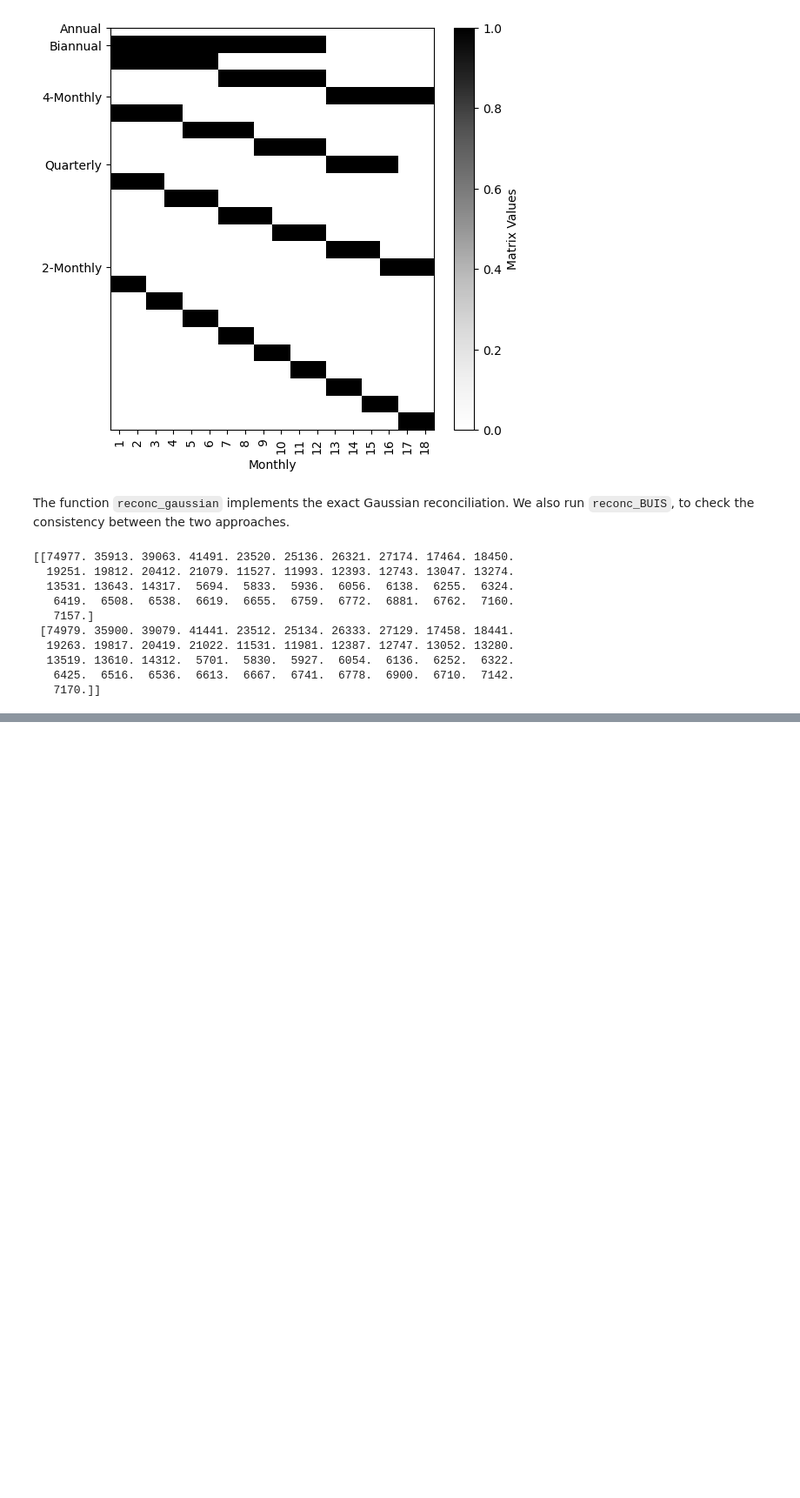
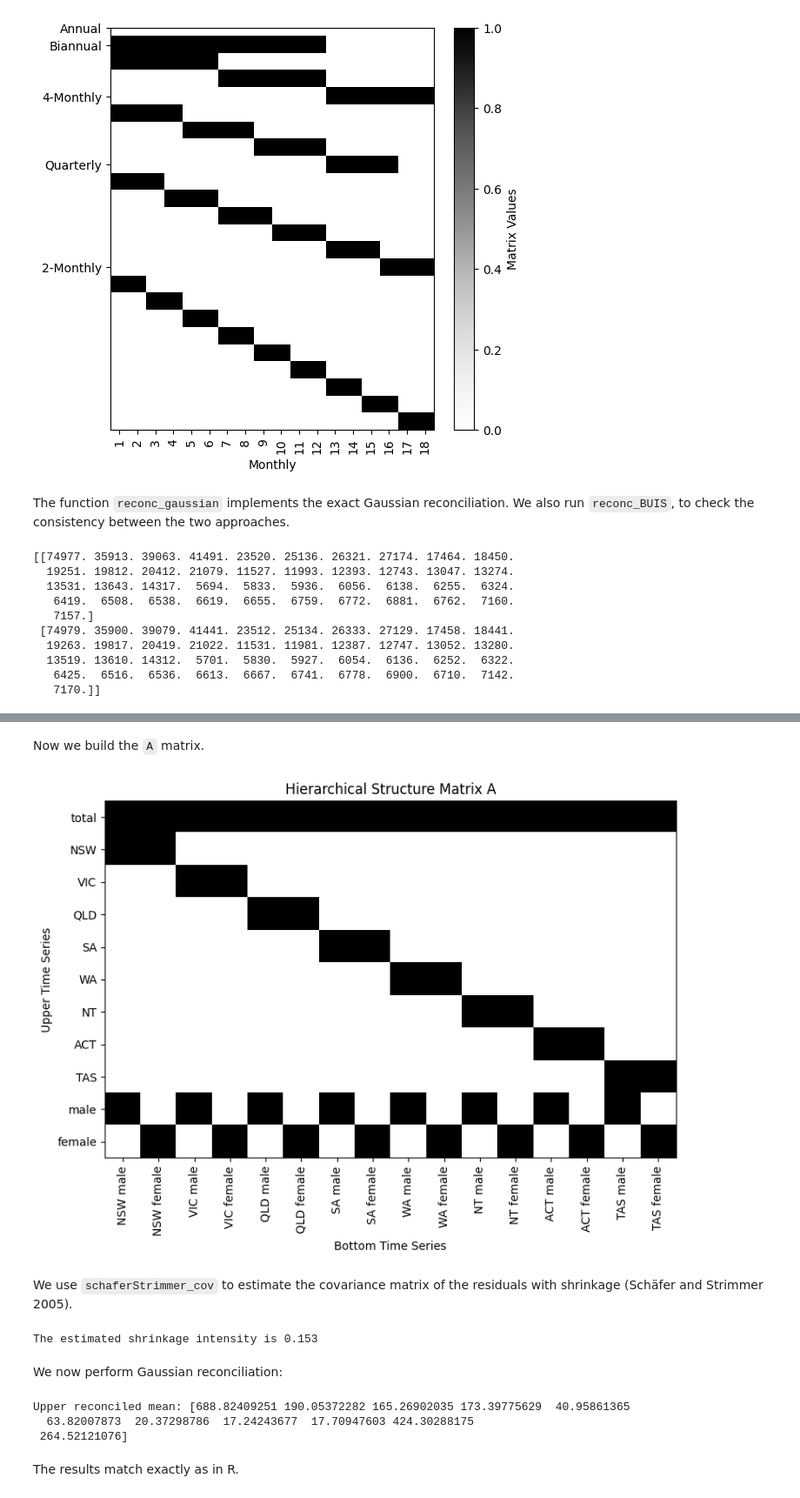
Before and after one commit to supsi-dacd-isaac/BayesReconPy, a Jupyter notebook: notebooks/Probabilistic Reconciliation via Conditioning with bayesRecon.ipynb, the cells around one changed output, grey strips where cells are left out. Shown: that part at 87% size. Drawn from its saved outputs; the diff is of its cells as text; code cells hidden in the pictures; blank space fills up the shorter version.

```diff
--- a/notebooks/Probabilistic Reconciliation via Conditioning with bayesRecon.ipynb
+++ b/notebooks/Probabilistic Reconciliation via Conditioning with bayesRecon.ipynb
@@ -292,0 +358,78 @@ We now compare base forecasts and reconciled forecasts:
+# %%
+infantMortality = pd.read_pickle('../data/infantMortality.pkl')
+
+fc = pd.read_pickle('../data/fc_infantMortality.pkl')
+residuals = pd.read_pickle('../data/residuals_infantMortality.pkl')
+# %% [markdown]
+Now we build the `A` matrix.
+# %%
+A = np.array([
+    [1,1,1,1,1,1,1,1,1,1,1,1,1,1,1,1],
+    [1,1,0,0,0,0,0,0,0,0,0,0,0,0,0,0],
+    [0,0,1,1,0,0,0,0,0,0,0,0,0,0,0,0],
+    [0,0,0,0,1,1,0,0,0,0,0,0,0,0,0,0],
+    [0,0,0,0,0,0,1,1,0,0,0,0,0,0,0,0],
+    [0,0,0,0,0,0,0,0,1,1,0,0,0,0,0,0],
+    [0,0,0,0,0,0,0,0,0,0,1,1,0,0,0,0],
+    [0,0,0,0,0,0,0,0,0,0,0,0,1,1,0,0],
+    [0,0,0,0,0,0,0,0,0,0,0,0,0,0,1,1],
+    [1,0,1,0,1,0,1,0,1,0,1,0,1,0,1,0],
+    [0,1,0,1,0,1,0,1,0,1,0,1,0,1,0,1]
+])
+
+# Plotting the matrix A
+plt.figure(figsize=(8, 6))
+plt.imshow(A, cmap="Greys", aspect="auto")  # Removed np.flipud to avoid inversion
+
+# Setting axis labels
+bottom_labels = list(infantMortality.keys())[11:27]  # Adjust as necessary for actual labels
+upper_labels = list(infantMortality.keys())[:11]     # Adjust as necessary for actual labels
+
+# Customize ticks
+plt.xticks(ticks=np.arange(A.shape[1]), labels=bottom_labels, rotation=90)
+plt.yticks(ticks=np.arange(A.shape[0]), labels=upper_labels)  # No reversal for y-axis
+
+# Display the plot
+plt.xlabel("Bottom Time Series")
+plt.ylabel("Upper Time Series")
+plt.title("Hierarchical Structure Matrix A")
+plt.tight_layout()
+plt.show()
+# %% [output]
+[figure, added]
+# %% [markdown]
+We use `schaferStrimmer_cov` to estimate the covariance matrix of the residuals with shrinkage (Schäfer and Strimmer 2005).
+# %%
+from bayesreconpy.shrink_cov import schafer_strimmer_cov  # Replace with the actual import path if different
+
+# Means
+mu = np.array([fcast[0] for fcast in fc.values()])  # Extracting the means from each forecast entry
+
+# Shrinkage covariance
+shrink_res = schafer_strimmer_cov(residuals)  # Apply shrinkage covariance estimation
+lambda_star = shrink_res['lambda_star']
+Sigma = shrink_res['shrink_cov']
+
+print(f"The estimated shrinkage intensity is {round(lambda_star, 3)}")
+# %% [output]
+The estimated shrinkage intensity is 0.153
+# %% [markdown]
+We now perform Gaussian reconciliation:
+# %%
+recon_gauss = reconc_gaussian(A=A, base_forecasts_mu=mu, base_forecasts_Sigma=Sigma)
+
+# Extract reconciled means and covariances
+bottom_mu_reconc = recon_gauss['bottom_reconciled_mean']
+bottom_Sigma_reconc = recon_gauss['bottom_reconciled_covariance']
+
+# Calculate the reconciled mu and Sigma for the upper variable
+upper_mu_reconc = A @ bottom_mu_reconc  # Matrix multiplication
+upper_Sigma_reconc = A @ bottom_Sigma_reconc @ A.T
+
+print("Upper reconciled mean:", upper_mu_reconc)
+# %% [output]
+Upper reconciled mean: [688.82409251 190.05372282 165.26902035 173.39775629  40.95861365
+  63.82007873  20.37298786  17.24243677  17.70947603 424.30288175
+ 264.52121076]
+# %% [markdown]
+The results match exactly as in R.
```
Also changed, not shown: parts of 5 cells of this notebook.
